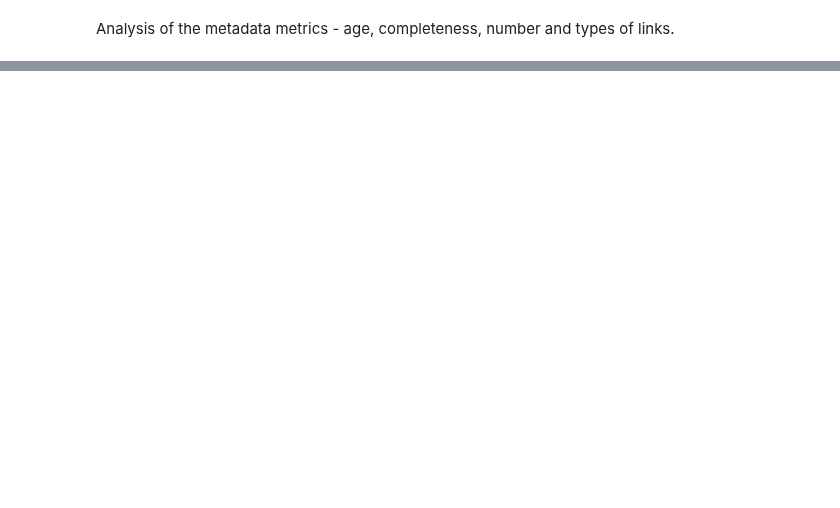
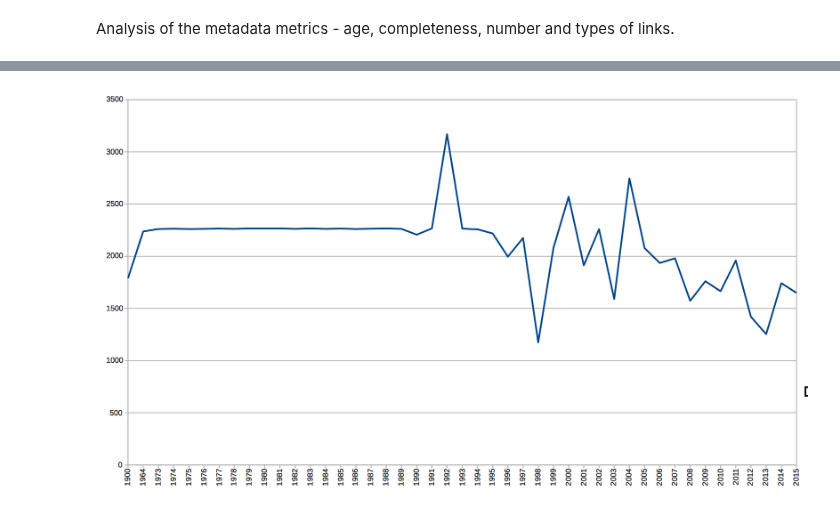
Before and after one commit to b-cube/Response-Identification-Info, a Jupyter notebook: notebooks/Analysis - Metadata Metrics.ipynb, the cells around one changed output, grey strips where cells are left out. Cells and saved outputs as stored; diff of their text form; code cells hidden in the pictures; blank space fills up the shorter version.

```diff
--- a/notebooks/Analysis - Metadata Metrics.ipynb
+++ b/notebooks/Analysis - Metadata Metrics.ipynb
@@ -20,0 +48,7 @@ df[:10]
+# %%
+from IPython.display import Image
+Image(filename='screenshots/fgdc_bow_year.png')
+
+# FGDC tokens over time
+# %% [output]
+[figure, added]
```
Also changed, not shown: parts of 5 cells of this notebook, 6 other files.
